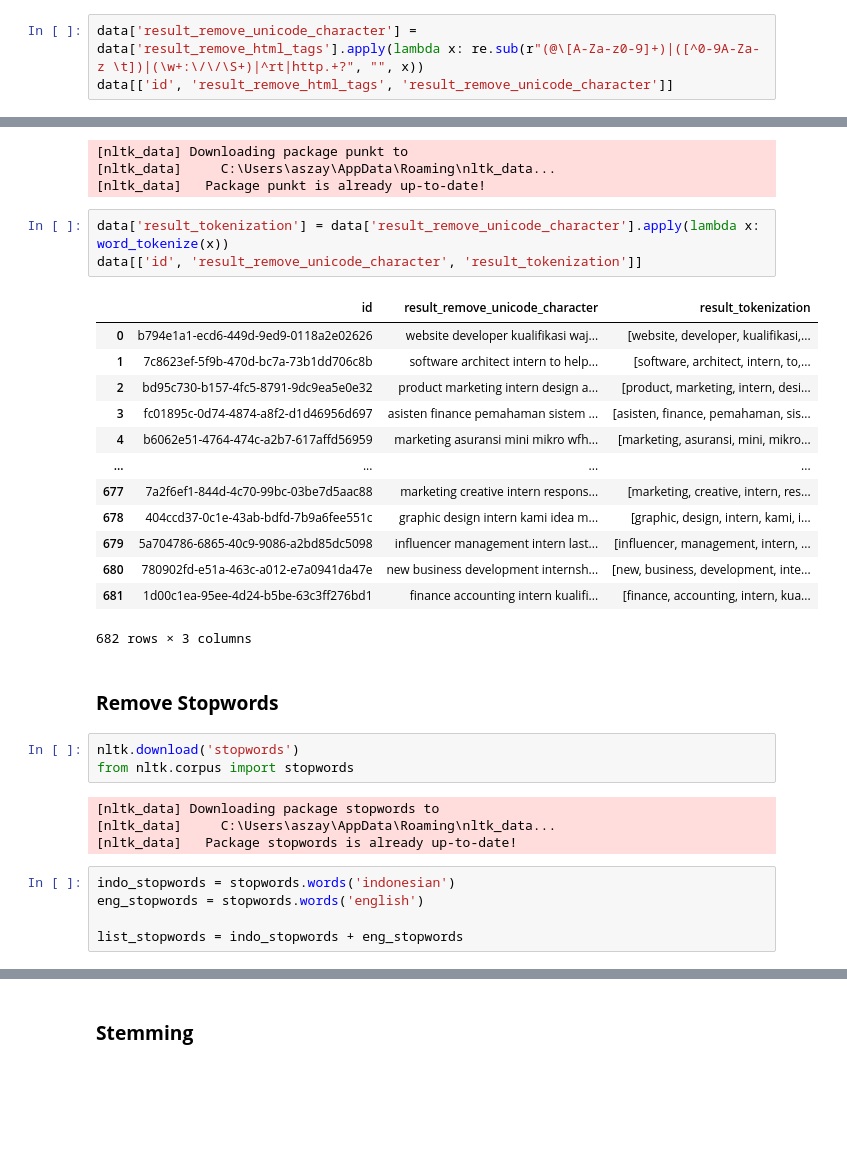
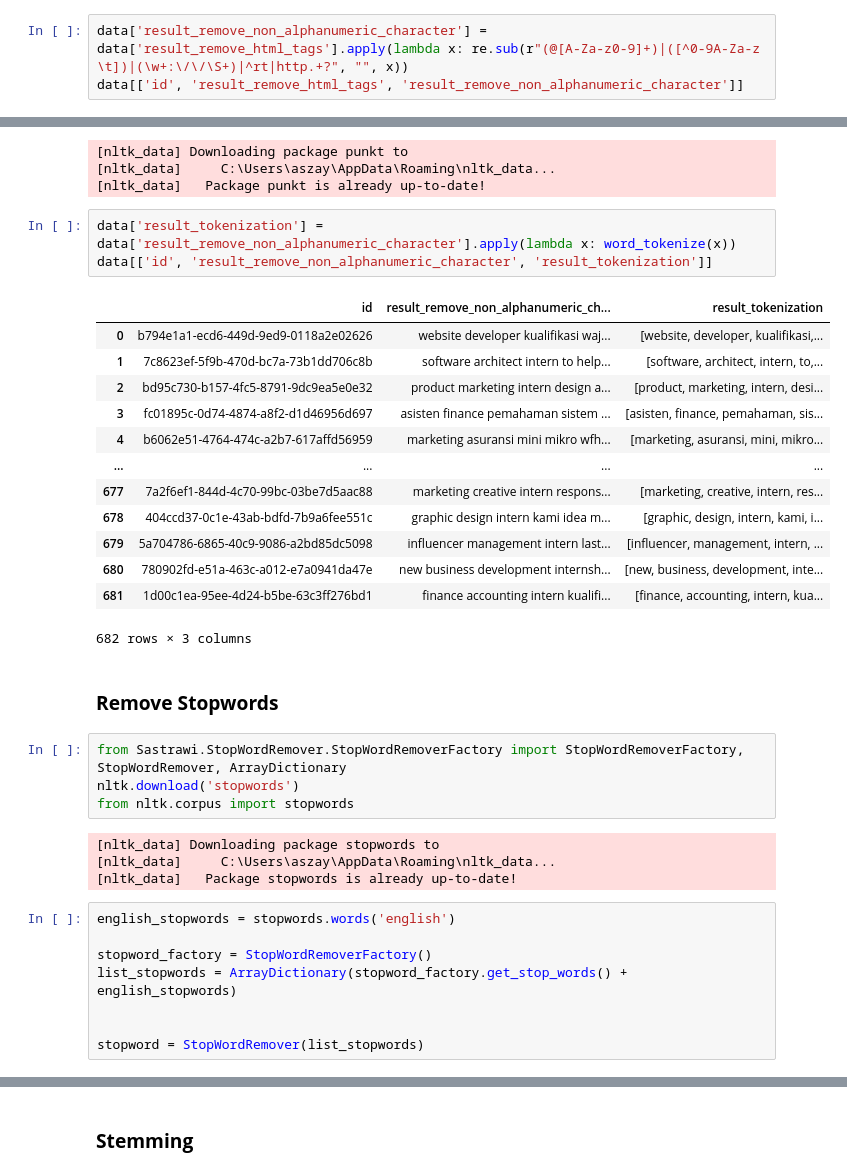
Before and after one commit to Aszaychik/optimasi-search-magang-merdeka, a Jupyter notebook: model.ipynb, the cells around one changed output, grey strips where cells are left out. Drawn from its saved outputs; the diff is of its cells as text; blank space fills up the shorter version.

```diff
--- a/model.ipynb
+++ b/model.ipynb
@@ -178,6 +209,6 @@ data[['id', 'result_case_folding_data' ,'result_remove_html_tags']]
 # %%
 import re
 # %%
-data['result_remove_unicode_character'] = data['result_remove_html_tags'].apply(lambda x: re.sub(r"(@\[A-Za-z0-9]+)|([^0-9A-Za-z \t])|(\w+:\/\/\S+)|^rt|http.+?", "", x))
-data[['id', 'result_remove_html_tags', 'result_remove_unicode_character']]
+data['result_remove_non_alphanumeric_character'] = data['result_remove_html_tags'].apply(lambda x: re.sub(r"(@[A-Za-z0-9]+)|([^0-9A-Za-z \t])|(\w+:\/\/\S+)|^rt|http.+?", "", x))
+data[['id', 'result_remove_html_tags', 'result_remove_non_alphanumeric_character']]
 # %% [output]
@@ -205,10 +236,10 @@ from nltk.tokenize import word_tokenize
 [nltk_data]     C:\Users\aszay\AppData\Roaming\nltk_data...
 [nltk_data]   Package punkt is already up-to-date!
 # %%
-data['result_tokenization'] = data['result_remove_unicode_character'].apply(lambda x: word_tokenize(x))
-data[['id', 'result_remove_unicode_character', 'result_tokenization']]
+data['result_tokenization'] = data['result_remove_non_alphanumeric_character'].apply(lambda x: word_tokenize(x))
+data[['id', 'result_remove_non_alphanumeric_character', 'result_tokenization']]
 # %% [output]
-|  | id | result_remove_unicode_character | result_tokenization |
+|  | id | result_remove_non_alphanumeric_ch... | result_tokenization |
 | 0 | b794e1a1-ecd6-449d-9ed9-0118a2e02626 | website developer kualifikasi waj... | [website, developer, kualifikasi,... |
 | 1 | 7c8623ef-5f9b-470d-bc7a-73b1dd706c8b | software architect intern to help... | [software, architect, intern, to,... |
 | 2 | bd95c730-b157-4fc5-8791-9dc9ea5e0e32 | product marketing intern design a... | [product, marketing, intern, desi... |
@@ -224,16 +255,20 @@ data[['id', 'result_remove_unicode_character', 'result_tokenization']]
 # %% [markdown]
 ### **Remove Stopwords**
 # %%
+from Sastrawi.StopWordRemover.StopWordRemoverFactory import StopWordRemoverFactory, StopWordRemover, ArrayDictionary
 nltk.download('stopwords')
 from nltk.corpus import stopwords
 # %% [output]
 [nltk_data] Downloading package stopwords to
 [nltk_data]     C:\Users\aszay\AppData\Roaming\nltk_data...
 [nltk_data]   Package stopwords is already up-to-date!
-# %%
-indo_stopwords = stopwords.words('indonesian')
-eng_stopwords = stopwords.words('english')
-
-list_stopwords = indo_stopwords + eng_stopwords
+# %%
+english_stopwords = stopwords.words('english')
+
+stopword_factory = StopWordRemoverFactory()
+list_stopwords = ArrayDictionary(stopword_factory.get_stop_words() + english_stopwords)
+
+
+stopword = StopWordRemover(list_stopwords)
 # %%
 def remove_stopwords(text):
```
Also changed, not shown: parts of 22 cells of this notebook.
